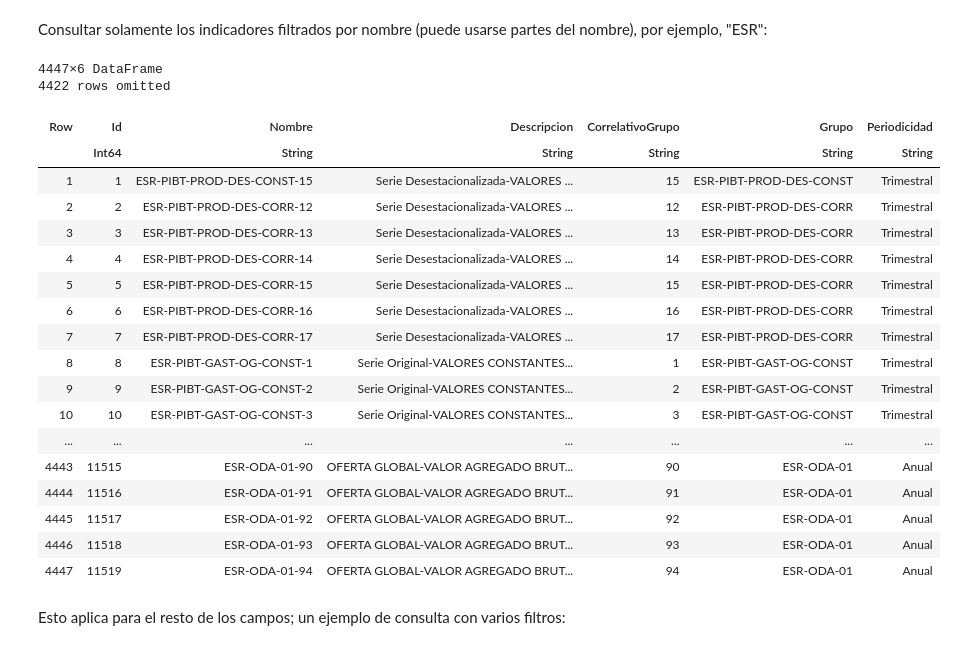
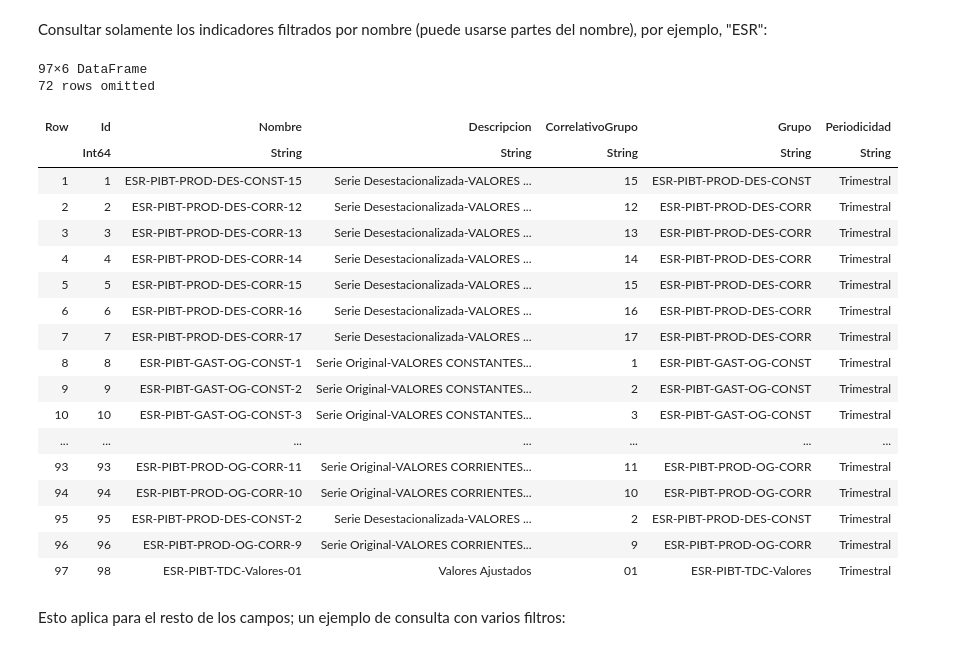
Before and after one commit to investigacioneconomicabch/BCH_Webpge, a Jupyter notebook: BCH_API_Julia.ipynb, the cells around one changed output. Cells and saved outputs as stored; diff of their text form; code cells hidden in the pictures.

```diff
--- a/BCH_API_Julia.ipynb
+++ b/BCH_API_Julia.ipynb
@@ -118,29 +118,29 @@ CSV.write(
 # %% [markdown]
 Consultar solamente los indicadores filtrados por nombre (puede usarse partes del nombre), por ejemplo, "ESR":
 # %%
-url = "https://bchapi-am.azure-api.net/api/v1/indicadores/?formato=Json&nombre=ESR"
+url = "https://bchapi-am.azure-api.net/api/v1/indicadores/?formato=Json&nombre=PIBT"
 get_indicators_filter(key,url)
 # %% [output]
-4447×6 DataFrame
-4422 rows omitted
+97×6 DataFrame
+72 rows omitted
 | Row | Id | Nombre | Descripcion | CorrelativoGrupo | Grupo | Periodicidad |
 |  | Int64 | String | String | String | String | String |
 | 1 | 1 | ESR-PIBT-PROD-DES-CONST-15 | Serie Desestacionalizada-VALORES ... | 15 | ESR-PIBT-PROD-DES-CONST | Trimestral |
 | 2 | 2 | ESR-PIBT-PROD-DES-CORR-12 | Serie Desestacionalizada-VALORES ... | 12 | ESR-PIBT-PROD-DES-CORR | Trimestral |
 | 3 | 3 | ESR-PIBT-PROD-DES-CORR-13 | Serie Desestacionalizada-VALORES ... | 13 | ESR-PIBT-PROD-DES-CORR | Trimestral |
 | 4 | 4 | ESR-PIBT-PROD-DES-CORR-14 | Serie Desestacionalizada-VALORES ... | 14 | ESR-PIBT-PROD-DES-CORR | Trimestral |
 | 5 | 5 | ESR-PIBT-PROD-DES-CORR-15 | Serie Desestacionalizada-VALORES ... | 15 | ESR-PIBT-PROD-DES-CORR | Trimestral |
 | 6 | 6 | ESR-PIBT-PROD-DES-CORR-16 | Serie Desestacionalizada-VALORES ... | 16 | ESR-PIBT-PROD-DES-CORR | Trimestral |
 | 7 | 7 | ESR-PIBT-PROD-DES-CORR-17 | Serie Desestacionalizada-VALORES ... | 17 | ESR-PIBT-PROD-DES-CORR | Trimestral |
 | 8 | 8 | ESR-PIBT-GAST-OG-CONST-1 | Serie Original-VALORES CONSTANTES... | 1 | ESR-PIBT-GAST-OG-CONST | Trimestral |
 | 9 | 9 | ESR-PIBT-GAST-OG-CONST-2 | Serie Original-VALORES CONSTANTES... | 2 | ESR-PIBT-GAST-OG-CONST | Trimestral |
 | 10 | 10 | ESR-PIBT-GAST-OG-CONST-3 | Serie Original-VALORES CONSTANTES... | 3 | ESR-PIBT-GAST-OG-CONST | Trimestral |
 | ... | ... | ... | ... | ... | ... | ... |
-| 4443 | 11515 | ESR-ODA-01-90 | OFERTA GLOBAL-VALOR AGREGADO BRUT... | 90 | ESR-ODA-01 | Anual |
-| 4444 | 11516 | ESR-ODA-01-91 | OFERTA GLOBAL-VALOR AGREGADO BRUT... | 91 | ESR-ODA-01 | Anual |
-| 4445 | 11517 | ESR-ODA-01-92 | OFERTA GLOBAL-VALOR AGREGADO BRUT... | 92 | ESR-ODA-01 | Anual |
-| 4446 | 11518 | ESR-ODA-01-93 | OFERTA GLOBAL-VALOR AGREGADO BRUT... | 93 | ESR-ODA-01 | Anual |
-| 4447 | 11519 | ESR-ODA-01-94 | OFERTA GLOBAL-VALOR AGREGADO BRUT... | 94 | ESR-ODA-01 | Anual |
+| 93 | 93 | ESR-PIBT-PROD-OG-CORR-11 | Serie Original-VALORES CORRIENTES... | 11 | ESR-PIBT-PROD-OG-CORR | Trimestral |
+| 94 | 94 | ESR-PIBT-PROD-OG-CORR-10 | Serie Original-VALORES CORRIENTES... | 10 | ESR-PIBT-PROD-OG-CORR | Trimestral |
+| 95 | 95 | ESR-PIBT-PROD-DES-CONST-2 | Serie Desestacionalizada-VALORES ... | 2 | ESR-PIBT-PROD-DES-CONST | Trimestral |
+| 96 | 96 | ESR-PIBT-PROD-OG-CORR-9 | Serie Original-VALORES CORRIENTES... | 9 | ESR-PIBT-PROD-OG-CORR | Trimestral |
+| 97 | 98 | ESR-PIBT-TDC-Valores-01 | Valores Ajustados | 01 | ESR-PIBT-TDC-Valores | Trimestral |
 # %% [markdown]
 Esto aplica para el resto de los campos; un ejemplo de consulta con varios filtros:
 # %%
```
Also changed, not shown: parts of 8 cells of this notebook, 2 other files.
